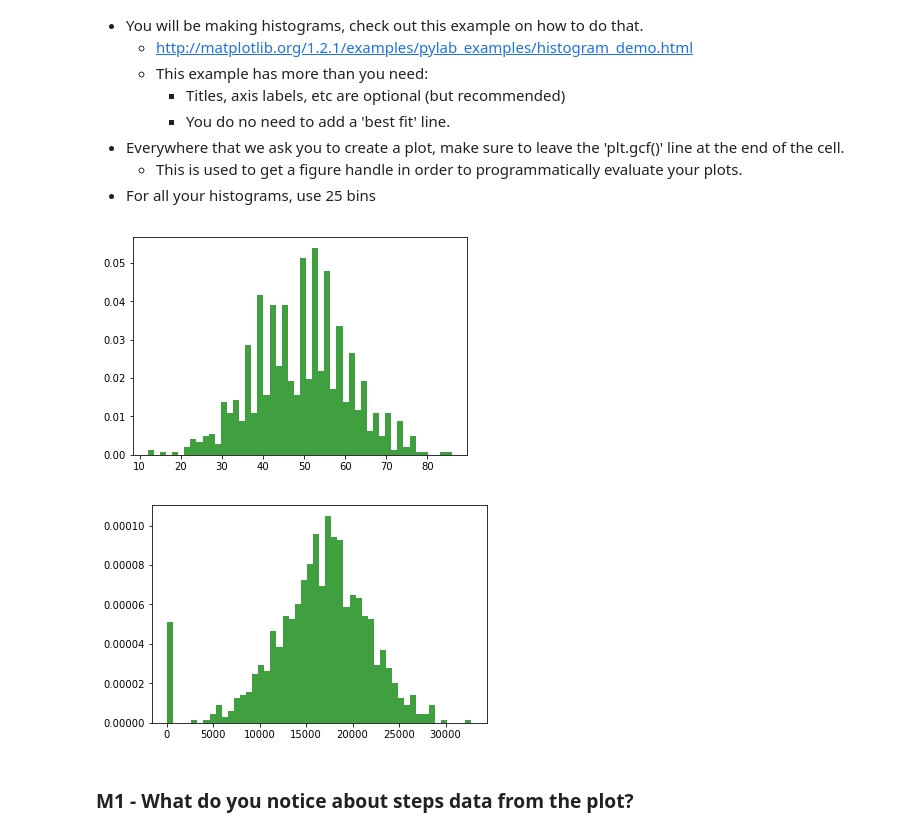
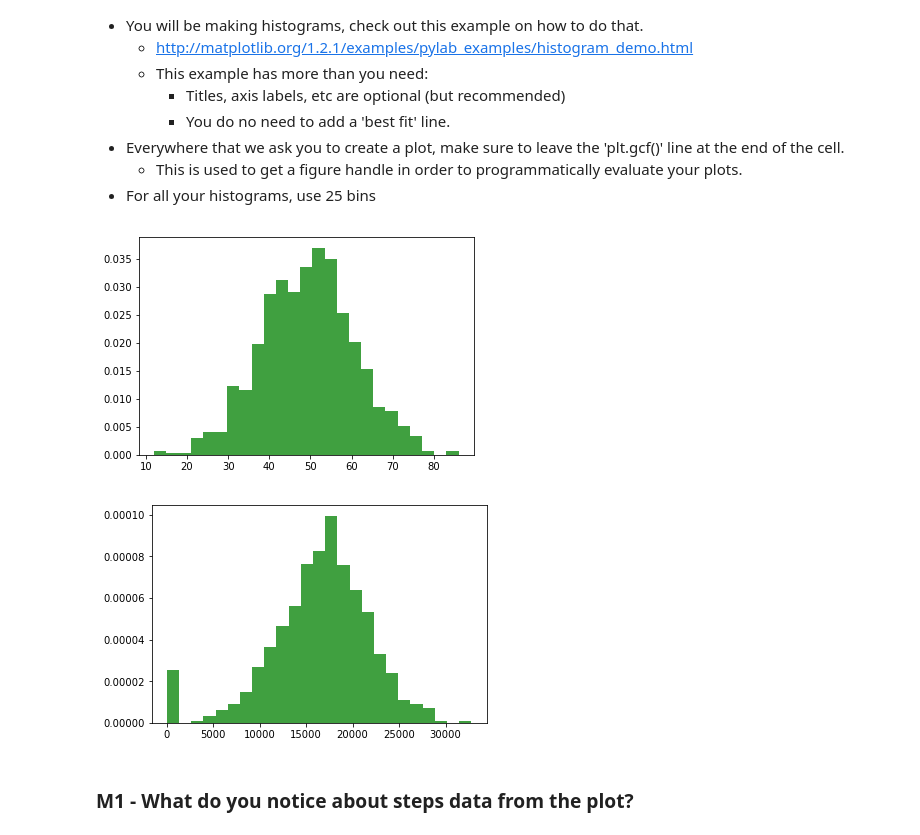
Before and after one commit to Atl043/COGS108_Repo, a Jupyter notebook: Assignments/A2/A2_A12818225.ipynb, the cells around one changed output. Drawn from its saved outputs; the diff is of its cells as text; code cells hidden in the pictures.

```diff
--- a/Assignments/A2/A2_A12818225.ipynb
+++ b/Assignments/A2/A2_A12818225.ipynb
@@ -68,6 +68,9 @@ assert(n_nan)
 # 2b) Remove all rows from df that have missing data (that have NaN values)
 
 # YOUR CODE HERE
-df = df[~np.isnan(df).any(axis=1)]
+#df = df[~np.isnan(df).any(axis=1)]
+df = df[pd.isnull(df['age']) == False]
+df = df[pd.isnull(df['steps']) == False]
+df = df[pd.isnull(df['income']) == False]
 # %%
 assert(sum(np.isnan(df['income'])) == 0)
@@ -85,19 +100,19 @@ assert(sum(np.isnan(df['income'])) == 0)
 # %%
 # 2c) Plot the histogram of the age variable
 # YOUR CODE HERE
-plt.hist(df.age, 50, normed=1, facecolor='green', alpha=0.75)
+plt.hist(df.age, 25, normed=1, facecolor='green', alpha=0.75)
 f1 = plt.gcf()
 # %% [output]
-[figure, old version]
+[figure, new version]
 # %%
 assert f1.gca().has_data()
 # %%
 # 2d) Plot the histogram of the steps variable
 # YOUR CODE HERE
-plt.hist(df.steps, 50, normed=1, facecolor='green', alpha=0.75)
+plt.hist(df.steps, 25, normed=1, facecolor='green', alpha=0.75)
 f2 = plt.gcf()
 # %% [output]
-[figure, old version]
+[figure, new version]
 # %%
 assert f2.gca().has_data()
 # %% [markdown]
```
Also changed, not shown: parts of 24 cells of this notebook.
